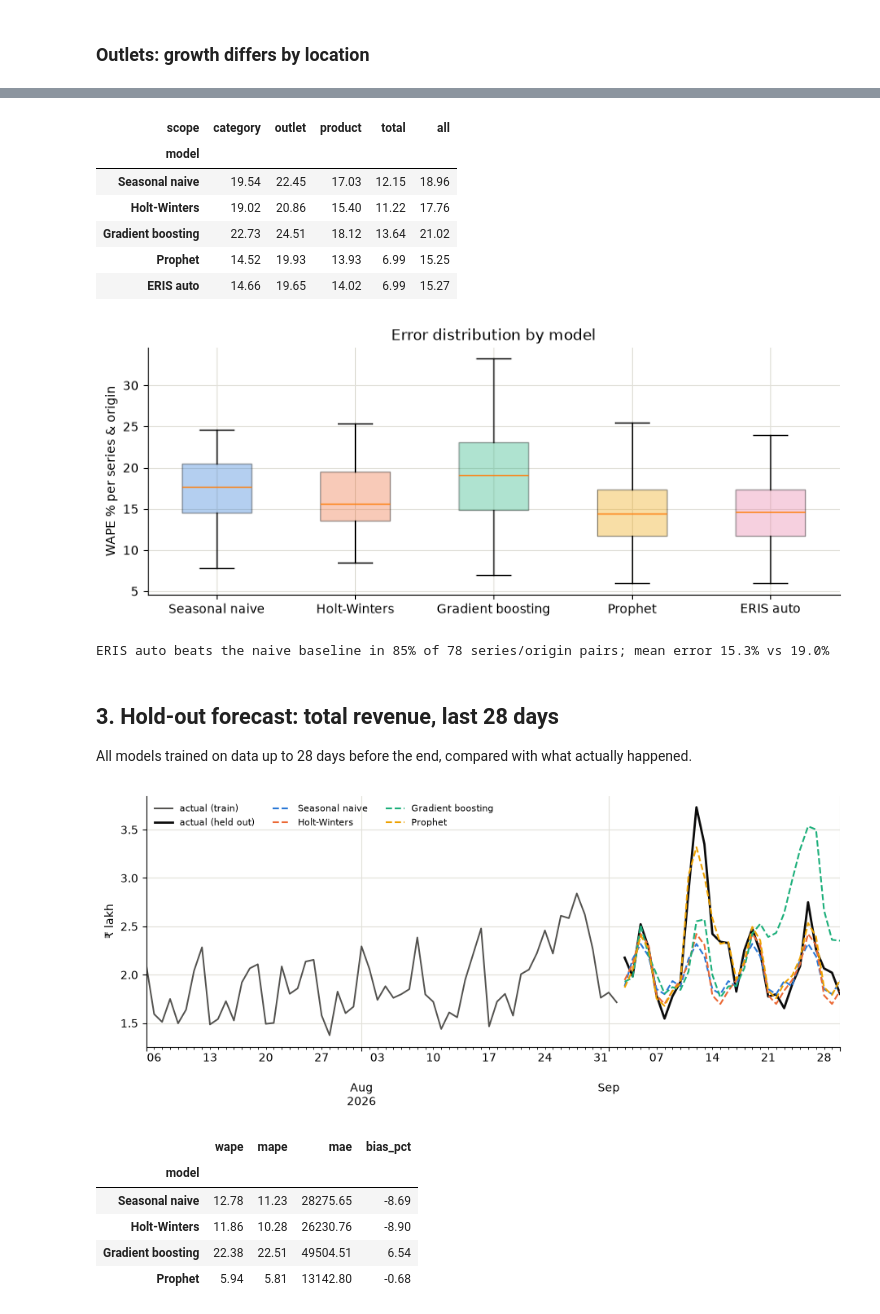
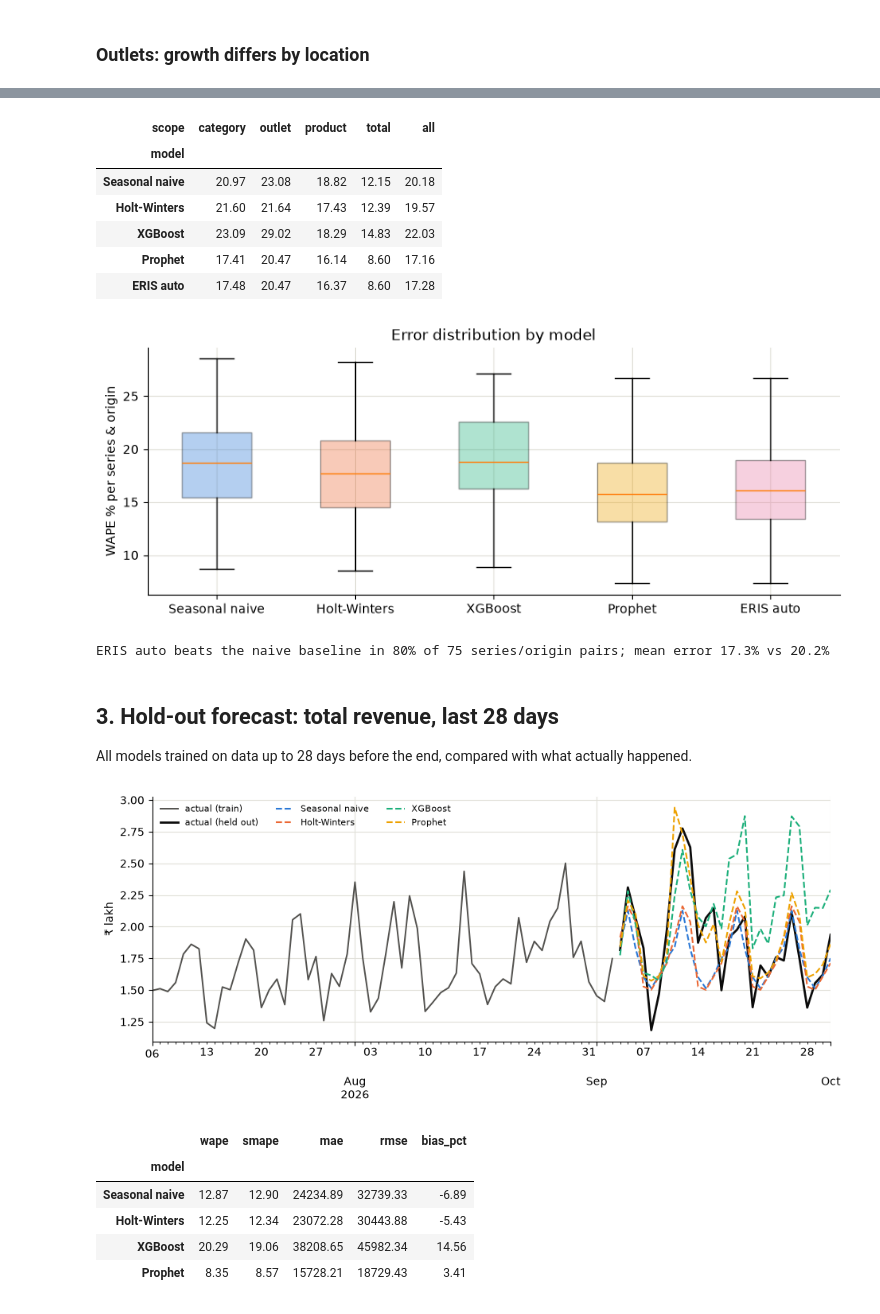
Before and after one commit to hellyparmar/ERIS, a Jupyter notebook: notebooks/forecast_evaluation.ipynb, the cells around one changed output, grey strips where cells are left out. Cells and saved outputs as stored; diff of their text form; code cells hidden in the pictures.

```diff
--- a/notebooks/forecast_evaluation.ipynb
+++ b/notebooks/forecast_evaluation.ipynb
@@ -108,7 +111,7 @@ Results of `python -m app.evaluation`: 26 series (total, 6 outlets, 9 categories
 each, 28-day horizon. Each model only sees data before the origin. *ERIS auto* is the production selection rule.
 # %%
 ev = pd.read_csv(Path.cwd().parent / "docs" / "forecast_evaluation.csv")
-labels = {"seasonal_naive": "Seasonal naive", "holt_winters": "Holt-Winters", "gbm": "Gradient boosting", "prophet": "Prophet", "auto": "ERIS auto"}
+labels = {"seasonal_naive": "Seasonal naive", "holt_winters": "Holt-Winters", "xgboost": "XGBoost", "prophet": "Prophet", "auto": "ERIS auto"}
 table = ev.pivot_table(index="model", columns="scope", values="wape", aggfunc="mean")
 table["all"] = ev.groupby("model")["wape"].mean()
 table = table.loc[list(labels)].rename(index=labels).round(2)
@@ -116,11 +119,11 @@ table
 # %% [output]
 | scope | category | outlet | product | total | all |
 | model |  |  |  |  |  |
-| Seasonal naive | 19.54 | 22.45 | 17.03 | 12.15 | 18.96 |
-| Holt-Winters | 19.02 | 20.86 | 15.40 | 11.22 | 17.76 |
-| Gradient boosting | 22.73 | 24.51 | 18.12 | 13.64 | 21.02 |
-| Prophet | 14.52 | 19.93 | 13.93 | 6.99 | 15.25 |
-| ERIS auto | 14.66 | 19.65 | 14.02 | 6.99 | 15.27 |
+| Seasonal naive | 20.97 | 23.08 | 18.82 | 12.15 | 20.18 |
+| Holt-Winters | 21.60 | 21.64 | 17.43 | 12.39 | 19.57 |
+| XGBoost | 23.09 | 29.02 | 18.29 | 14.83 | 22.03 |
+| Prophet | 17.41 | 20.47 | 16.14 | 8.60 | 17.16 |
+| ERIS auto | 17.48 | 20.47 | 16.37 | 8.60 | 17.28 |
 # %%
 order = list(labels)
 data = [ev.loc[ev.model == m, "wape"].values for m in order]
@@ -133,28 +136,30 @@ auto = ev[ev.model == "auto"].set_index(["series", "origin"])["wape"]
 print(f"ERIS auto beats the naive baseline in {(auto < base).mean():.0%} of {len(auto)} series/origin pairs; "
       f"mean error {auto.mean():.1f}% vs {base.mean():.1f}%")
 # %% [output]
-[figure, old version]
+[figure, new version]
-ERIS auto beats the naive baseline in 85% of 78 series/origin pairs; mean error 15.3% vs 19.0%
+ERIS auto beats the naive baseline in 80% of 75 series/origin pairs; mean error 17.3% vs 20.2%
 # %% [markdown]
 ## 3. Hold-out forecast: total revenue, last 28 days
 All models trained on data up to 28 days before the end, compared with what actually happened.
 # %%
 train, test = total.iloc[:-28], total.iloc[-28:]
 fig, ax = plt.subplots(figsize=(11, 4))
 (train.iloc[-60:] / 1e5).plot(ax=ax, color="#52514e", lw=1.4, label="actual (train)")
 (test / 1e5).plot(ax=ax, color="#0b0b0b", lw=2, label="actual (held out)")
+spec = F.build_spec(db, "total", None, None)
+exog = F.load_exog(db, spec, train, 28)  # promotions, price index, weather (climatology ahead), stockouts
 rows = []
 for i, m in enumerate(F.available_models()):
-    p = pd.Series(F.MODEL_FUNCS[m](train, 28), index=test.index)
+    p = pd.Series(F.MODEL_FUNCS[m](train, 28, exog), index=test.index)
     (p / 1e5).plot(ax=ax, color=COLORS[i], lw=1.5, ls="--", label=labels[m])
     rows.append({"model": labels[m], **F._metrics(test.values, p.values)})
 ax.set_ylabel("₹ lakh"); ax.legend(frameon=False, ncol=3, fontsize=8); plt.show()
-pd.DataFrame(rows).set_index("model")[["wape", "mape", "mae", "bias_pct"]].round(2)
+pd.DataFrame(rows).set_index("model")[["wape", "smape", "mae", "rmse", "bias_pct"]].round(2)
 # %% [output]
-[figure, old version]
+[figure, new version]
-|  | wape | mape | mae | bias_pct |
-| model |  |  |  |  |
-| Seasonal naive | 12.78 | 11.23 | 28275.65 | -8.69 |
-| Holt-Winters | 11.86 | 10.28 | 26230.76 | -8.90 |
-| Gradient boosting | 22.38 | 22.51 | 49504.51 | 6.54 |
-| Prophet | 5.94 | 5.81 | 13142.80 | -0.68 |
+|  | wape | smape | mae | rmse | bias_pct |
+| model |  |  |  |  |  |
+| Seasonal naive | 12.87 | 12.90 | 24234.89 | 32739.33 | -6.89 |
+| Holt-Winters | 12.25 | 12.34 | 23072.28 | 30443.88 | -5.43 |
+| XGBoost | 20.29 | 19.06 | 38208.65 | 45982.34 | 14.56 |
+| Prophet | 8.35 | 8.57 | 15728.21 | 18729.43 | 3.41 |
```
Also changed, not shown: parts of 13 cells of this notebook.
